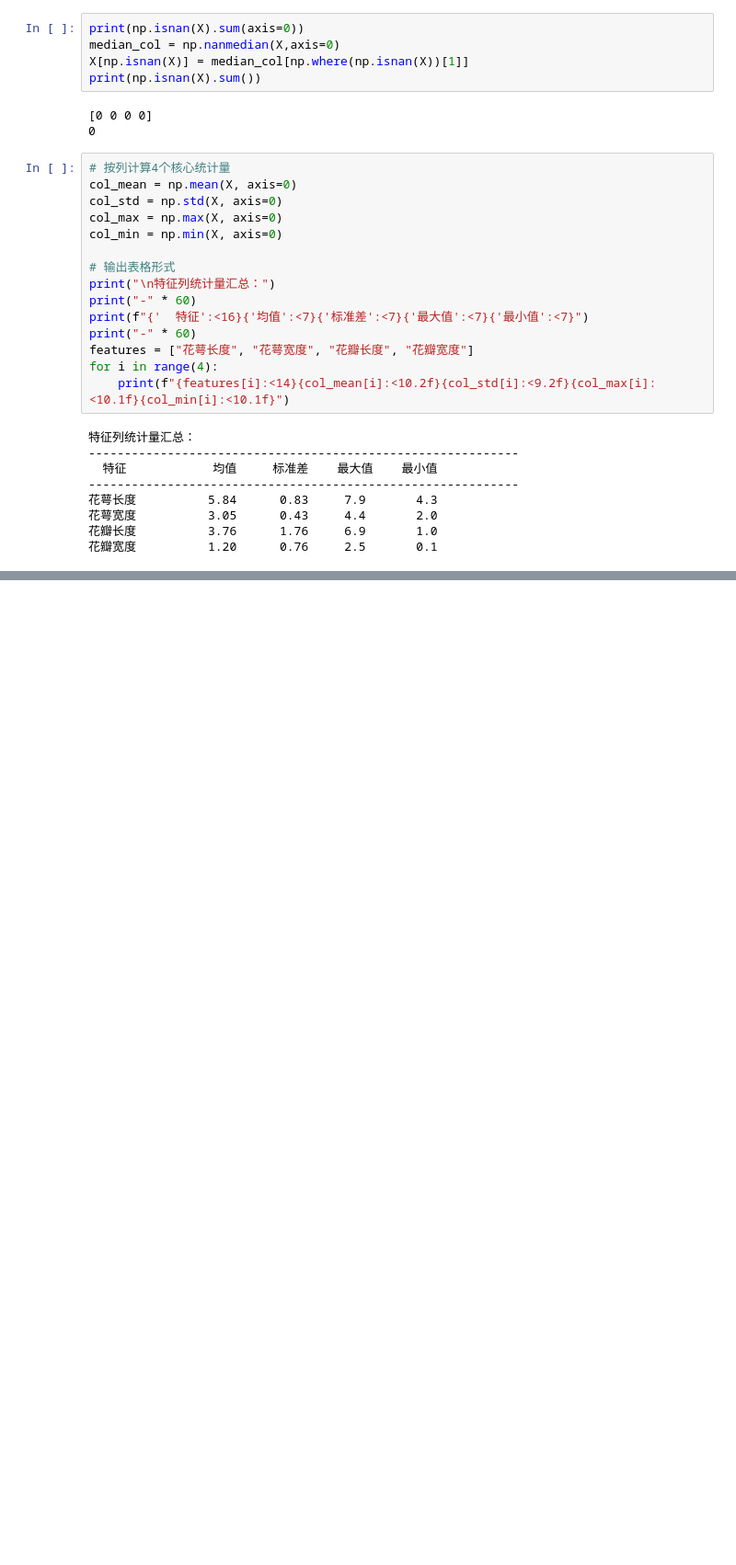
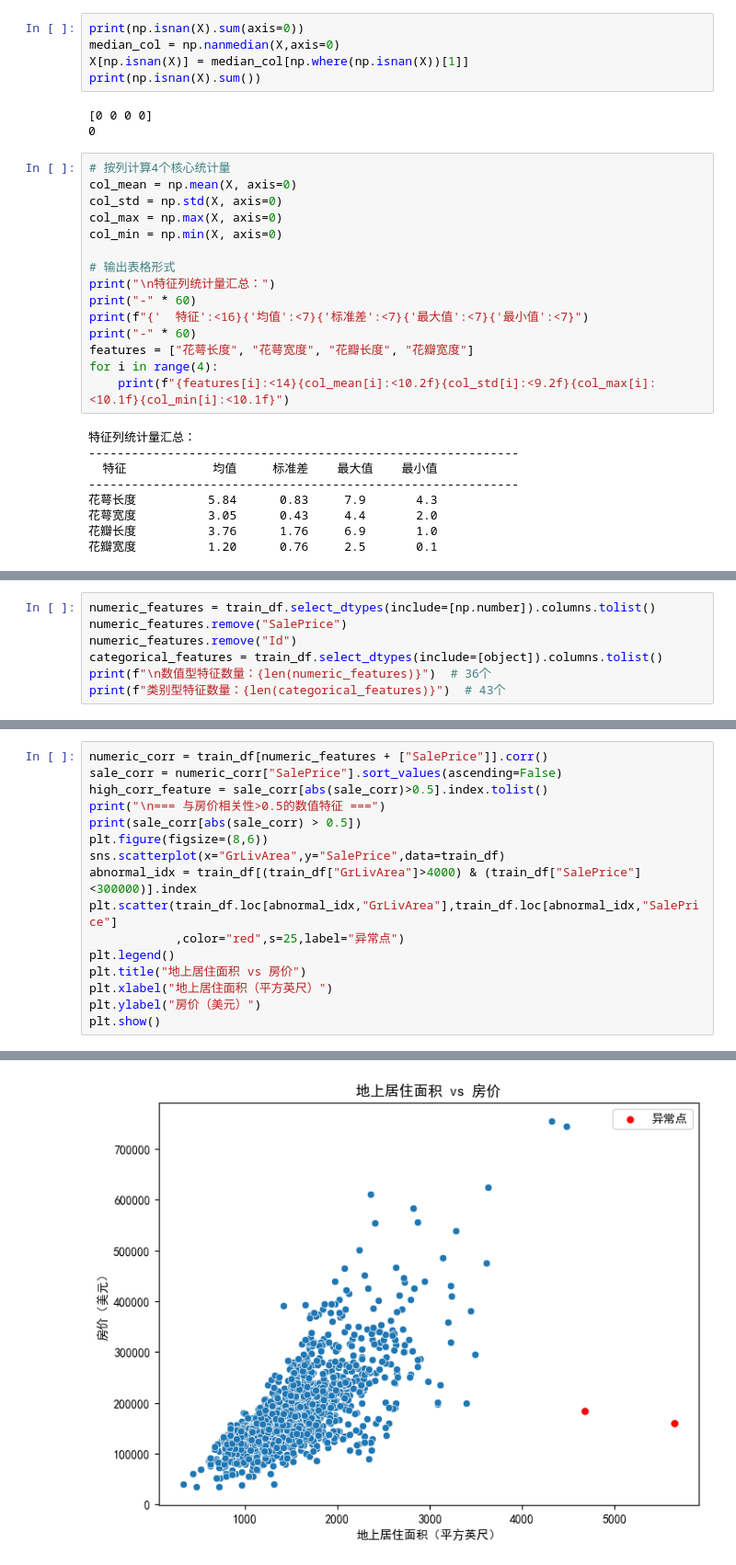
Before and after one commit to bingfeng99/AI-Learning, a Jupyter notebook: Numpy练习题.ipynb, the cells around one changed output, grey strips where cells are left out. Shown at 92% size. Saved outputs shown, nothing was run; the diff lists cells and outputs as text; blank space fills up the shorter version.

```diff
--- a/Numpy练习题.ipynb
+++ b/Numpy练习题.ipynb
@@ -113,0 +562,7 @@ print(setosa_samples.shape)
+# %%
+numeric_features = train_df.select_dtypes(include=[np.number]).columns.tolist()
+numeric_features.remove("SalePrice")
+numeric_features.remove("Id")
+categorical_features = train_df.select_dtypes(include=[object]).columns.tolist()
+print(f"\n数值型特征数量：{len(numeric_features)}")  # 36个
+print(f"类别型特征数量：{len(categorical_features)}")  # 43个
@@ -113,0 +619,17 @@ print(setosa_samples.shape)
+# %%
+numeric_corr = train_df[numeric_features + ["SalePrice"]].corr()
+sale_corr = numeric_corr["SalePrice"].sort_values(ascending=False)
+high_corr_feature = sale_corr[abs(sale_corr)>0.5].index.tolist()
+print("\n=== 与房价相关性>0.5的数值特征 ===")
+print(sale_corr[abs(sale_corr) > 0.5])
+plt.figure(figsize=(8,6))
+sns.scatterplot(x="GrLivArea",y="SalePrice",data=train_df)
+abnormal_idx = train_df[(train_df["GrLivArea"]>4000) & (train_df["SalePrice"]<300000)].index
+plt.scatter(train_df.loc[abnormal_idx,"GrLivArea"],train_df.loc[abnormal_idx,"SalePrice"]
+            ,color="red",s=25,label="异常点")
+plt.legend()
+plt.title("地上居住面积 vs 房价")
+plt.xlabel("地上居住面积（平方英尺）")
+plt.ylabel("房价（美元）")
+plt.show()
+# %% [output]
@@ -113,0 +649 @@ print(setosa_samples.shape)
+[figure, added]
```
Also changed, not shown: parts of 30 cells of this notebook.
